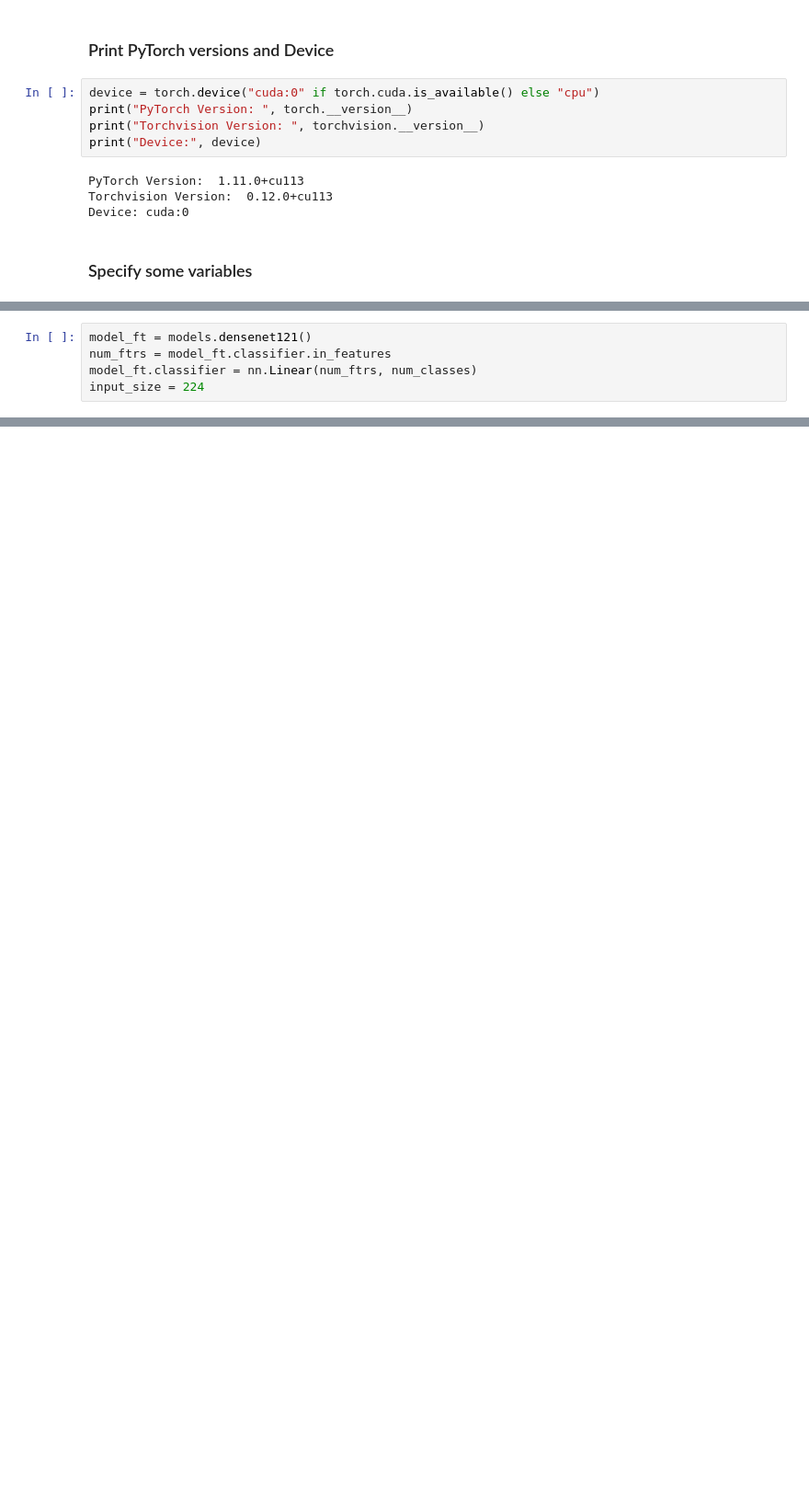
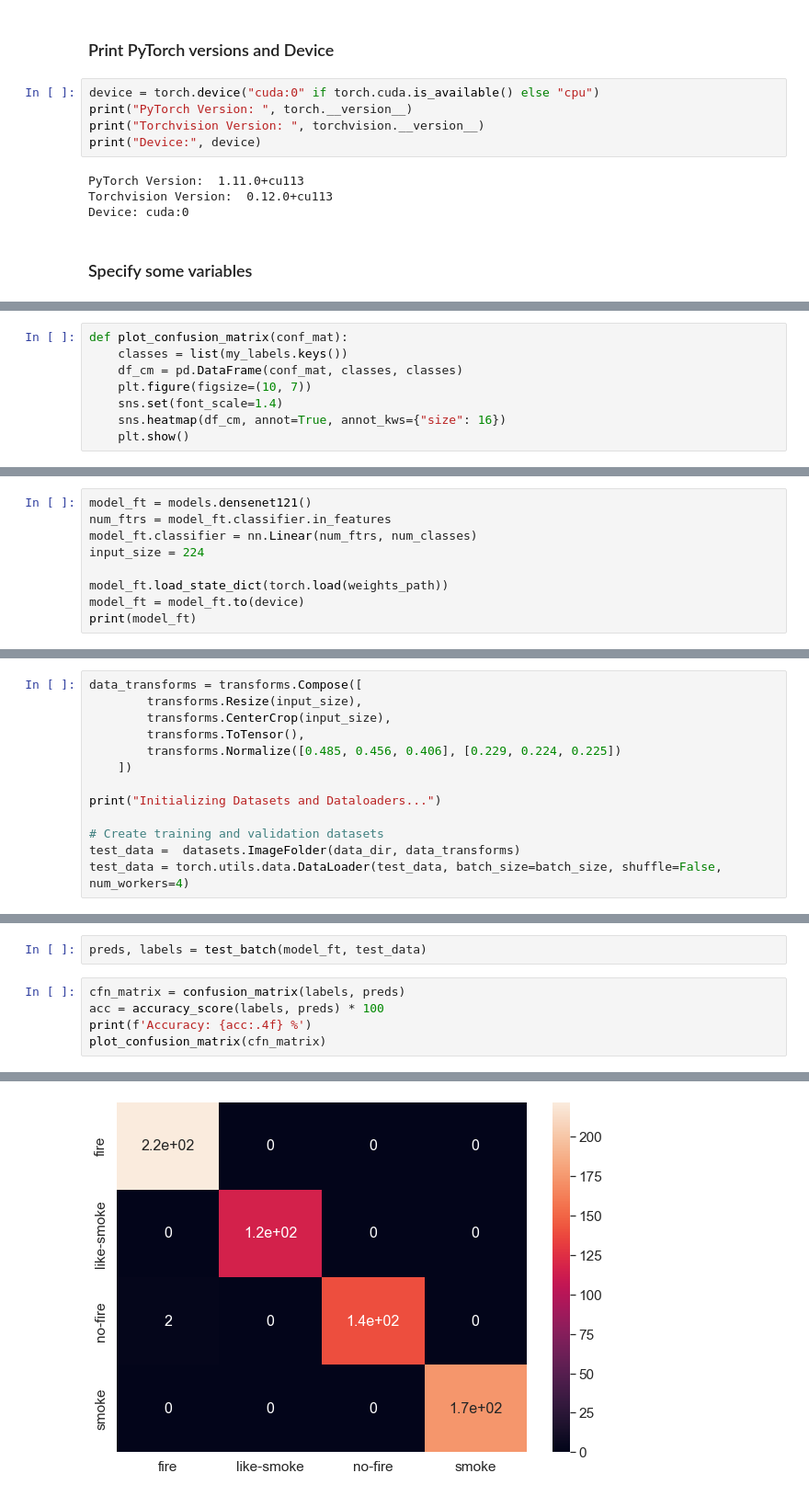
Before and after one commit to umair140404/fire-detection, a Jupyter notebook: models/test.ipynb, the cells around one changed output, grey strips where cells are left out. Shown at 92% size. Saved outputs shown, nothing was run; the diff lists cells and outputs as text; blank space fills up the shorter version.

Commit message:
test pipeline complete

```diff
--- a/models/test.ipynb
+++ b/models/test.ipynb
@@ -38 +57,9 @@ model_name = "densenet"
+# %%
+def plot_confusion_matrix(conf_mat):
+    classes = list(my_labels.keys())
+    df_cm = pd.DataFrame(conf_mat, classes, classes)
+    plt.figure(figsize=(10, 7))
+    sns.set(font_scale=1.4)
+    sns.heatmap(df_cm, annot=True, annot_kws={"size": 16})
+    plt.show()
 # %% [markdown]
@@ -42,3 +71,7 @@ model_ft = models.densenet121()
 num_ftrs = model_ft.classifier.in_features
 model_ft.classifier = nn.Linear(num_ftrs, num_classes)
 input_size = 224
+
+model_ft.load_state_dict(torch.load(weights_path))
+model_ft = model_ft.to(device)
+print(model_ft)
@@ -50,0 +98,13 @@ FileNotFoundError: [Errno 2] No such file or directory: '../weights/fire_detecti
+# %%
+data_transforms = transforms.Compose([
+        transforms.Resize(input_size),
+        transforms.CenterCrop(input_size),
+        transforms.ToTensor(),
+        transforms.Normalize([0.485, 0.456, 0.406], [0.229, 0.224, 0.225])
+    ])
+
+print("Initializing Datasets and Dataloaders...")
+
+# Create training and validation datasets
+test_data =  datasets.ImageFolder(data_dir, data_transforms)
+test_data = torch.utils.data.DataLoader(test_data, batch_size=batch_size, shuffle=False, num_workers=4)
@@ -50,0 +176,8 @@ FileNotFoundError: [Errno 2] No such file or directory: '../weights/fire_detecti
+# %%
+preds, labels = test_batch(model_ft, test_data)
+# %%
+cfn_matrix = confusion_matrix(labels, preds)
+acc = accuracy_score(labels, preds) * 100
+print(f'Accuracy: {acc:.4f} %')
+plot_confusion_matrix(cfn_matrix)
+# %% [output]
@@ -50,0 +185 @@ FileNotFoundError: [Errno 2] No such file or directory: '../weights/fire_detecti
+[figure, added]
```
Also changed, not shown: parts of 13 cells of this notebook, 1 other file.
